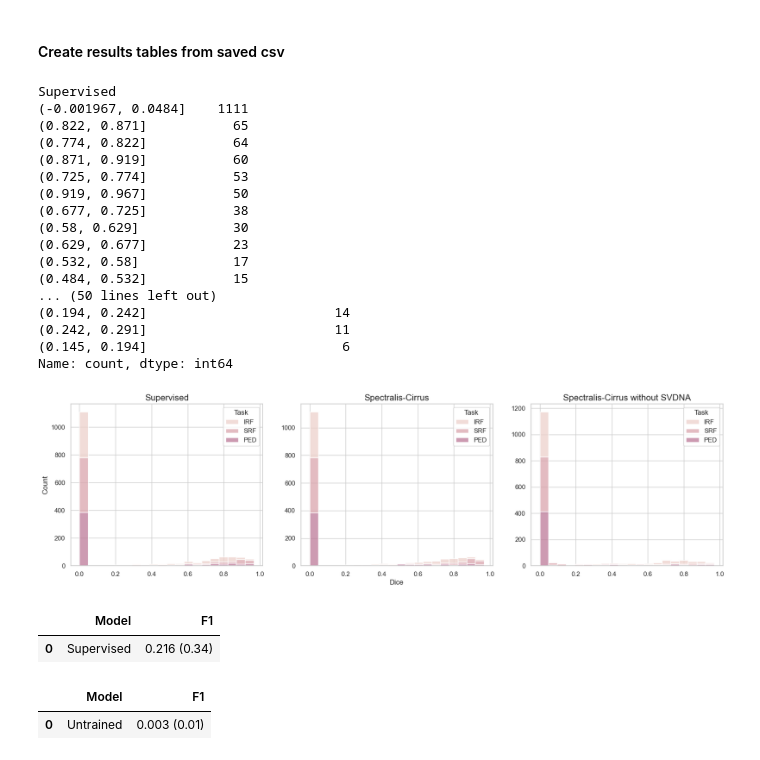
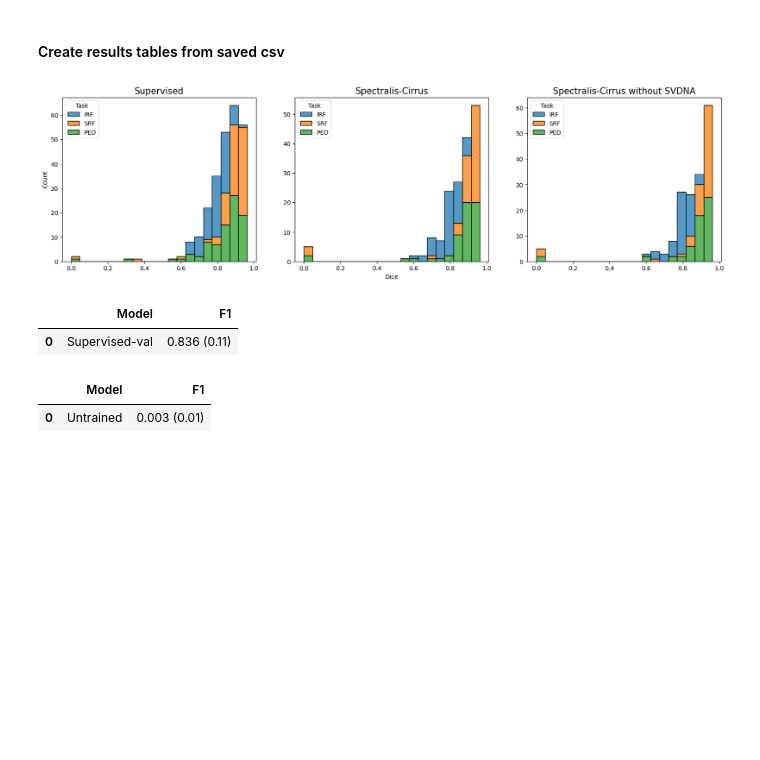
Before and after one commit to moritsih/OPTIMA_SeminarPractical, a Jupyter notebook: practical/main.ipynb, the cells around one changed output. Cells and saved outputs as stored; diff of their text form; code cells hidden in the pictures; blank space fills up the shorter version.

```diff
--- a/practical/main.ipynb
+++ b/practical/main.ipynb
@@ -320,7 +306,7 @@ results_folder = os.path.join(os.getcwd(), "results")
 
 # Get all files in the "results" folder that match the pattern "results_mean_*.csv"
 file_list = glob.glob(os.path.join(results_folder, "*/results_*.csv"), recursive=True)
-
+file_list = [f for f in file_list if "-val" in f]
 # Load each file into a pandas DataFrame and concatenate them
 dfs = []
 for file in file_list:
@@ -359,50 +345,26 @@ result_tbl.to_latex("results_table.tex")
 # %%
 # plot a histogram of F1 in result
 fig, ax = plt.subplots(1 , 3, figsize=(20, 5))
-sns.histplot(result[result["Model"] == "Supervised"], x="F1", hue="Task", multiple="stack", bins=20, ax=ax[0])
+sns.histplot(result[result["Model"] == "Supervised-val"], x="F1", hue="Task", multiple="stack", bins=20, ax=ax[0])
 ax[0].set_title("Supervised")
-sns.histplot(result[result["Model"] == "Spectralis-Cirrus"], x="F1", hue="Task", multiple="stack", bins=20, ax=ax[1])
+sns.histplot(result[result["Model"] == "Spectralis-Cirrus-val"], x="F1", hue="Task", multiple="stack", bins=20, ax=ax[1])
 ax[1].set_title("Spectralis-Cirrus")
-sns.histplot(result[result["Model"] == "Spectralis-Cirrus-noSVDNA"], x="F1", hue="Task", multiple="stack", bins=20, ax=ax[2])
+sns.histplot(result[result["Model"] == "Spectralis-Cirrus-noSVDNA-val"], x="F1", hue="Task", multiple="stack", bins=20, ax=ax[2])
 ax[2].set_title("Spectralis-Cirrus without SVDNA")
 
 # remove y axis labels and reduce  title size
 for a in ax:
     a.set_ylabel("")
     a.set_xlabel("")
     a.title.set_size(15)
 ax[0].set_ylabel("Count")
 ax[1].set_xlabel("Dice")
 
-# print how many samples are in each bin
-print("Supervised")
-print(result[result["Model"] == "Supervised"]["F1"].value_counts(bins=20))
-print("Spectralis-Cirrus")
-print(result[result["Model"] == "Spectralis-Cirrus"]["F1"].value_counts(bins=20))
-print("Spectralis-Cirrus-noSVDNA")
-print(result[result["Model"] == "Spectralis-Cirrus-noSVDNA"]["F1"].value_counts(bins=20))
 plt.show()
 # %% [output]
-Supervised
-(-0.001967, 0.0484]    1111
-(0.822, 0.871]           65
-(0.774, 0.822]           64
-(0.871, 0.919]           60
-(0.725, 0.774]           53
-(0.919, 0.967]           50
-(0.677, 0.725]           38
-(0.58, 0.629]            30
-(0.629, 0.677]           23
-(0.532, 0.58]            17
-(0.484, 0.532]           15
-... (50 lines left out)
-(0.194, 0.242]                        14
-(0.242, 0.291]                        11
-(0.145, 0.194]                         6
-Name: count, dtype: int64
-[figure, old version]
+[figure, new version]
 # %%
-supervised = result[result["Model"] == "Supervised"]
+supervised = result[result["Model"] == "Supervised-val"]
 x = supervised.groupby(["Task", "Model"]).mean().reset_index()
 y = supervised.groupby(["Task", "Model"]).std().reset_index()
 
@@ -417,7 +379,7 @@ x["F1"] = x["F1"].round(3).astype(str) + " (" + y["F1"].round(2).astype(str) + "
 x
 # %% [output]
 |  | Model | F1 |
-| 0 | Supervised | 0.216 (0.34) |
+| 0 | Supervised-val | 0.836 (0.11) |
 # %%
 untrained = result[result["Model"] == "Untrained"]
 x = untrained.groupby(["Task", "Model"]).mean().reset_index()
```
Also changed, not shown: parts of 7 cells of this notebook, 1 other file.
